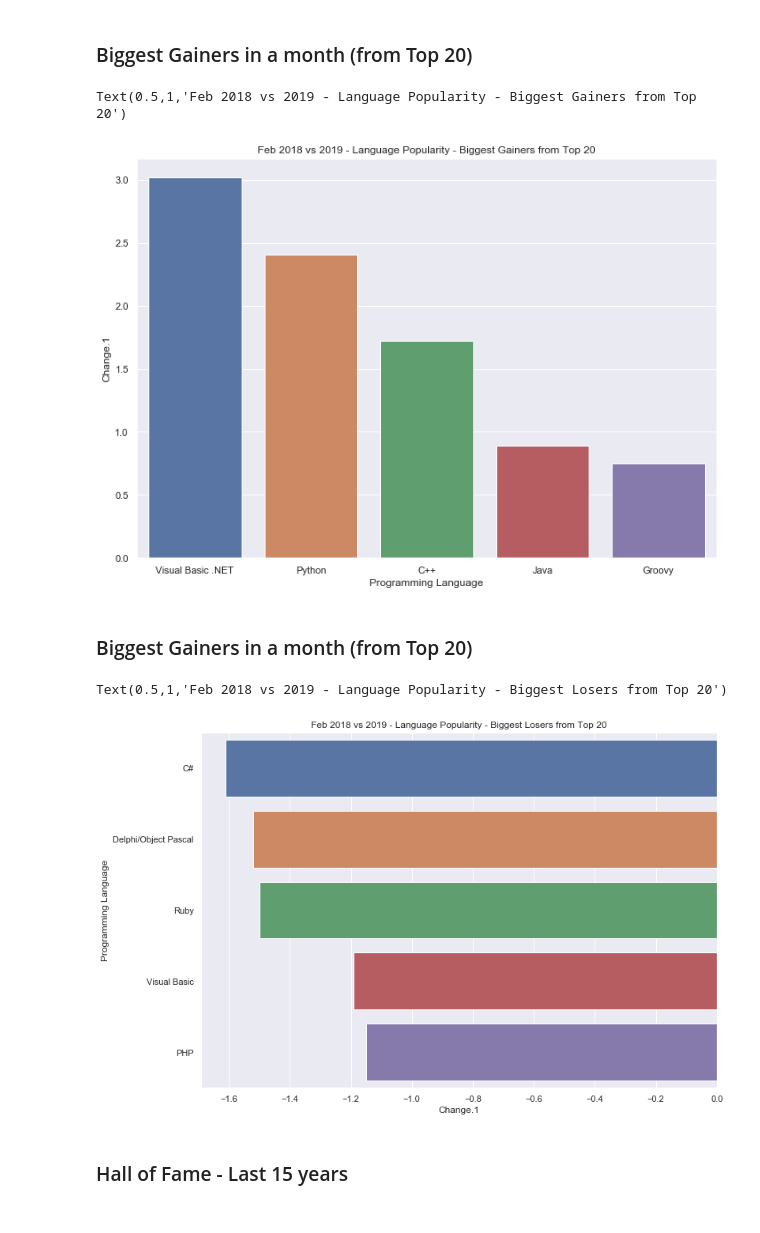
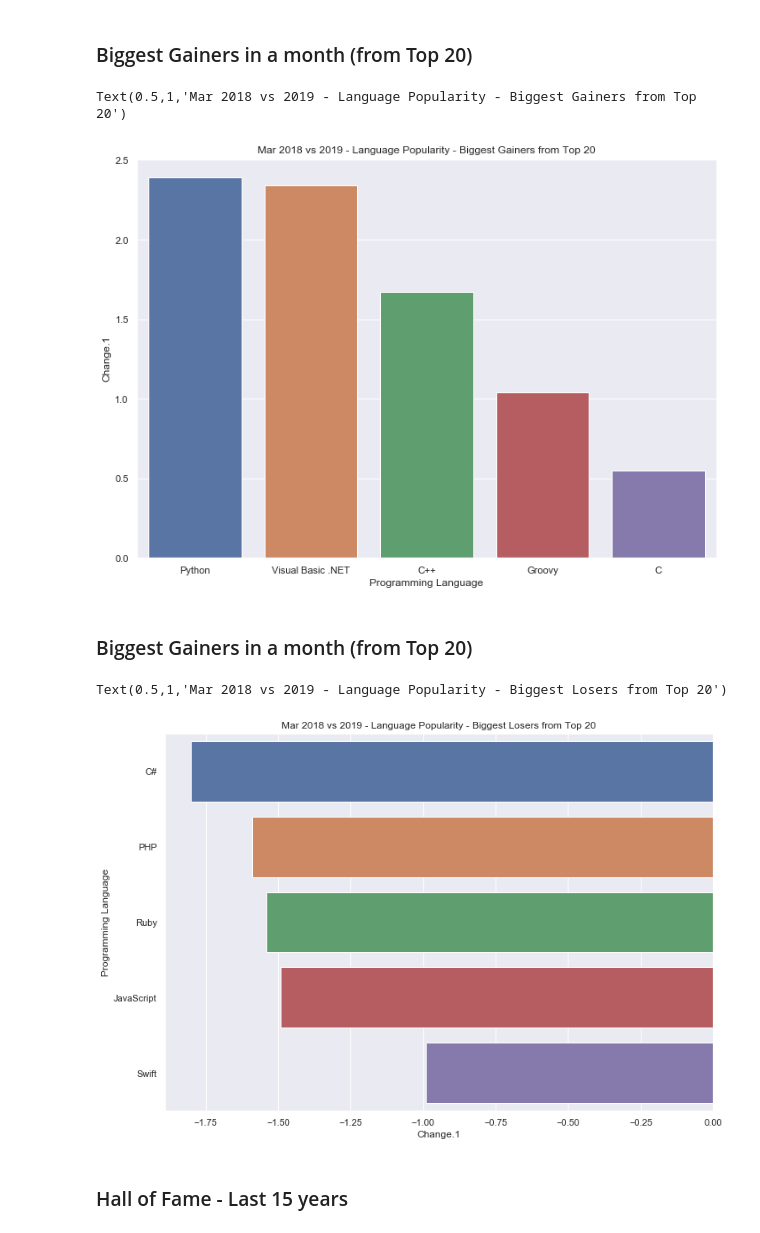
Before and after one commit to amrrs/visualize_tiobeindexpy, a Jupyter notebook: Visualize Programming Language Popularity using tiobeindexpy.ipynb, the cells around one changed output. Drawn from its saved outputs; the diff is of its cells as text; code cells hidden in the pictures.

```diff
--- a/Visualize Programming Language Popularity using tiobeindexpy.ipynb
+++ b/Visualize Programming Language Popularity using tiobeindexpy.ipynb
@@ -42,18 +42,18 @@ Text(0.5,1,'Feb 2019 - Programming Popularity')
 top_20['Change.1'] = top_20.loc[:,'Change.1'].apply(lambda x: float(x.strip("%")))
 # %%
 sns.barplot('Programming Language', 'Change.1',
-            data = top_20.sort_values("Change.1",ascending = False)[0:5]).set_title('Feb 2018 vs 2019 - Language Popularity - Biggest Gainers from Top 20')
+            data = top_20.sort_values("Change.1",ascending = False)[0:5]).set_title('Mar 2018 vs 2019 - Language Popularity - Biggest Gainers from Top 20')
 # %% [output]
-Text(0.5,1,'Feb 2018 vs 2019 - Language Popularity - Biggest Gainers from Top 20')
+Text(0.5,1,'Mar 2018 vs 2019 - Language Popularity - Biggest Gainers from Top 20')
-[figure, old version]
+[figure, new version]
 # %% [markdown]
 ### Biggest Gainers in a month (from Top 20)
 # %%
 sns.barplot('Change.1', 'Programming Language',
-            data = top_20.sort_values("Change.1",ascending = True)[0:5]).set_title('Feb 2018 vs 2019 - Language Popularity - Biggest Losers from Top 20')
+            data = top_20.sort_values("Change.1",ascending = True)[0:5]).set_title('Mar 2018 vs 2019 - Language Popularity - Biggest Losers from Top 20')
 # %% [output]
-Text(0.5,1,'Feb 2018 vs 2019 - Language Popularity - Biggest Losers from Top 20')
+Text(0.5,1,'Mar 2018 vs 2019 - Language Popularity - Biggest Losers from Top 20')
-[figure, old version]
+[figure, new version]
 # %% [markdown]
 ### Hall of Fame - Last 15 years
 # %%
```
Also changed, not shown: parts of 2 cells of this notebook, 6 other files.
